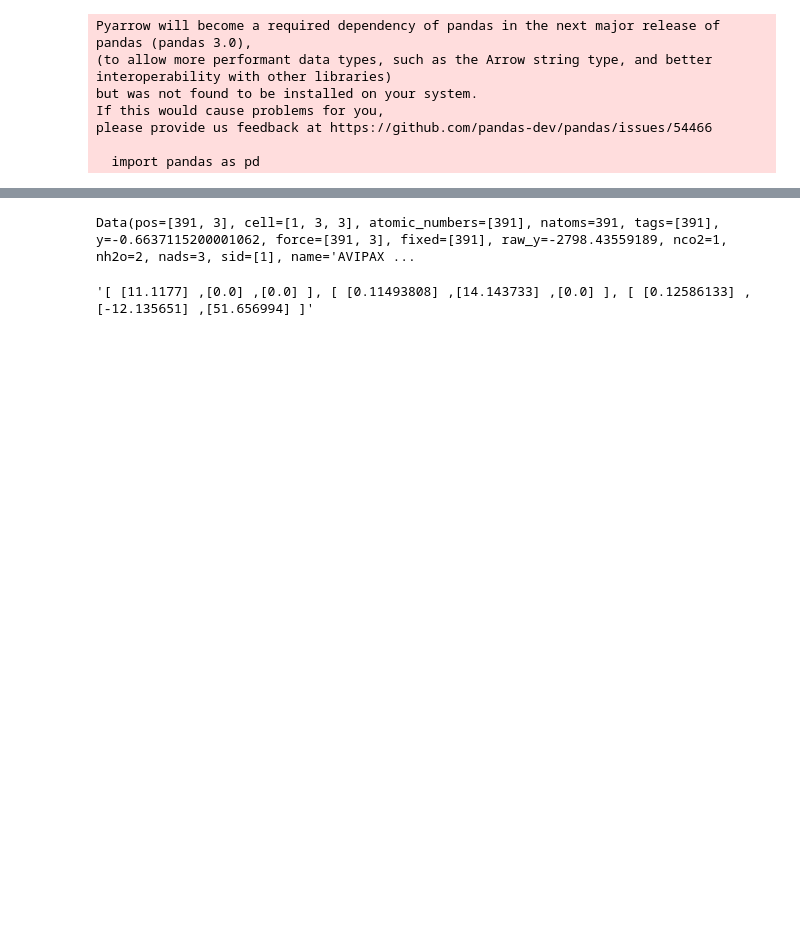
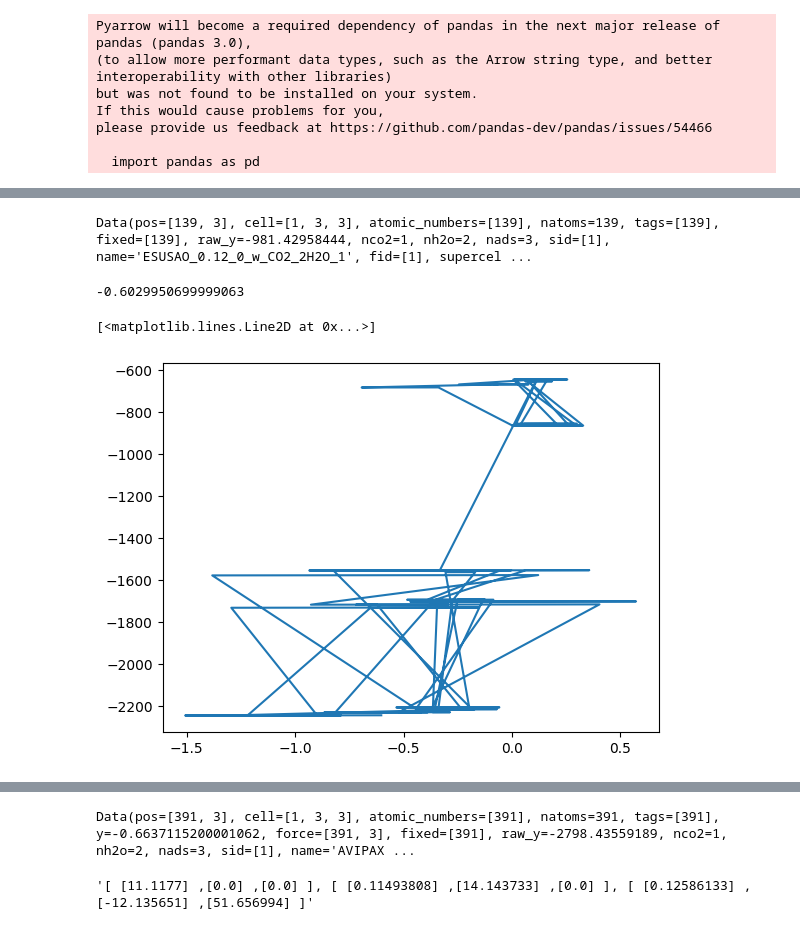
Before and after one commit to shazam37/MOF-Generator-, a Jupyter notebook: MOF_Analysis.ipynb, the cells around one changed output, grey strips where cells are left out. Cells and saved outputs as stored; diff of their text form; code cells hidden in the pictures; blank space fills up the shorter version.

```diff
--- a/MOF_Analysis.ipynb
+++ b/MOF_Analysis.ipynb
@@ -30,5 +38,38 @@ print(sys.prefix)
 # %%
-dataset = SinglePointLmdbDataset({"src" : "/zfs/d4/prathit.chatterjee/Shaz/s2ef/train/00000.lmdb"})
+# os.makedirs("s2ef", exist_ok=True)
+# db = lmdb.open("/zfs/d4/00000.lmdb",
+#               map_size=1099511627776 * 2,
+#               subdir=False,
+#               meminit=False,
+#               map_async=True,)
+
+dataset = TrajectoryLmdbDataset({"src":"/zfs/d4/prathit.chatterjee/Shaz/s2ef/test_no_targets/00000.lmdb"})
+data = dataset[0]
+data
+
+# dataset = SinglePointLmdbDataset({"src" : "/zfs/d4/prathit.chatterjee/Shaz/s2ef/train/00000.lmdb"})
 # is2r\\train\\00001.lmdb
-os.environ["KMP_DUPLICATE_LIB_OK"] = "TRUE"
-data = dataset[0]
+# os.environ["KMP_DUPLICATE_LIB_OK"] = "TRUE"
+# data = dataset[0]
+# %% [output]
+Data(pos=[139, 3], cell=[1, 3, 3], atomic_numbers=[139], natoms=139, tags=[139], fixed=[139], raw_y=-981.42958444, nco2=1, nh2o=2, nads=3, sid=[1], name='ESUSAO_0.12_0_w_CO2_2H2O_1', fid=[1], supercel ...
+# %%
+"""
+First try to train using raw_y as it available for train,val and test, then later think about y if it doesnt work out
+"""
+
+dataset[0].y
+# %% [output]
+-0.6029950699999063
+# %%
+# visualising the energy values
+
+import matplotlib.pyplot as plt
+
+y = [i.y for i in dataset]
+raw_y = [i.raw_y for i in dataset]
+
+plt.plot(y, raw_y)
+# %% [output]
+[<matplotlib.lines.Line2D at 0x...>]
+[figure, added]
```
Also changed, not shown: parts of 36 cells of this notebook.
